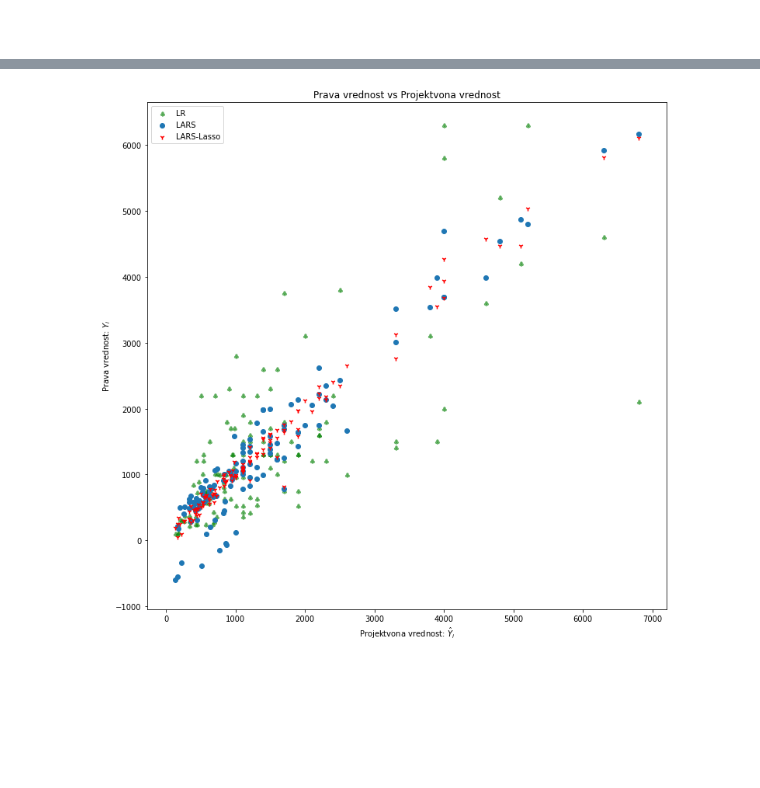
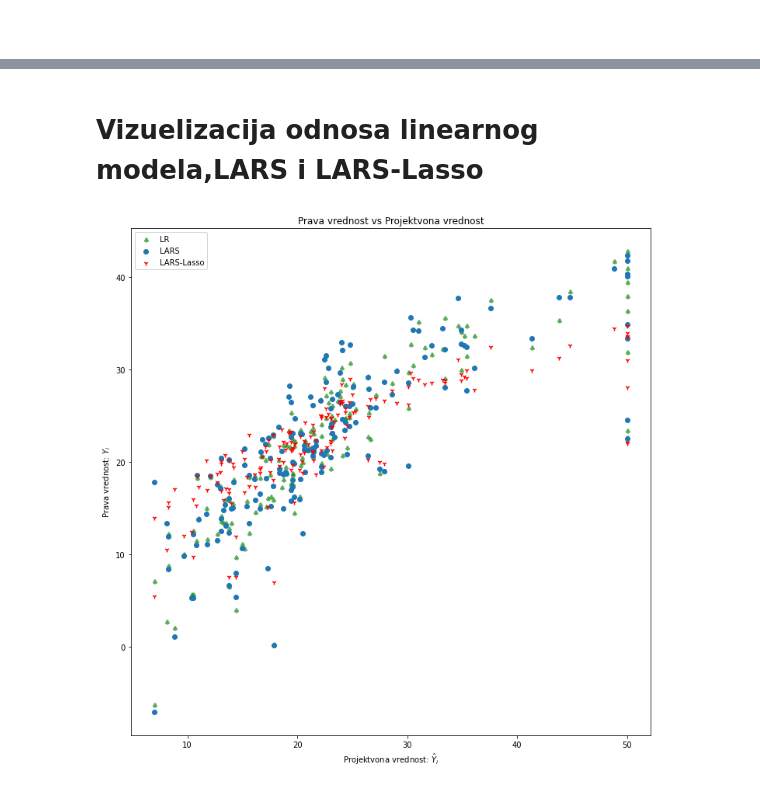
Before and after one commit to kaaiiser/Fitting-linear-regression-methodes-to-high-dimension-data-LARS-., a Jupyter notebook: 02_Model.ipynb, the cells around one changed output, grey strips where cells are left out. Cells and saved outputs as stored; diff of their text form; code cells hidden in the pictures; blank space fills up the shorter version.

```diff
--- a/02_Model.ipynb
+++ b/02_Model.ipynb
@@ -106,0 +116,4 @@ Najbolji rezultat modela Logisticke regresije sa validacijom 0.49426924630288394
+# %%
+lars = linear_model.Lars()
+lars.fit(X_train,Y_train)
+lars.coef_
@@ -106,0 +127,3 @@ Najbolji rezultat modela Logisticke regresije sa validacijom 0.49426924630288394
+# %%
+y_pred_train_lars = lars.predict(X_train)
+y_pred_test_lars  = lars.predict(X_test)
@@ -106,0 +158,4 @@ Najbolji rezultat modela Logisticke regresije sa validacijom 0.49426924630288394
+# %%
+lars_lasso = linear_model.LassoLars(alpha=.1)
+lars_lasso.fit(X_train,Y_train)
+lars_lasso.coef_
@@ -106,0 +168,3 @@ Najbolji rezultat modela Logisticke regresije sa validacijom 0.49426924630288394
+# %%
+y_pred_train_lars_lasso = lars_lasso.predict(X_train)
+y_pred_test_lars_lasso  = lars_lasso.predict(X_test)
@@ -197,12 +203,21 @@ Rezultat lars modela :  0.96385056041252
+# %% [markdown]
+# Vizuelizacija odnosa linearnog modela,LARS i LARS-Lasso
 # %%
-plt.scatter(y_test, y_pred_lr, label='LR',c="g", alpha=0.5, marker=r'$\clubsuit$')
-plt.scatter(y_test, y_pred_lars, label='LARS')
-plt.scatter(y_test, y_pred_Lasso_lars,label='LARS-Lasso', c="r", marker="1")
+#ax = plt.axes()
+#ax.set_facecolor("aqua")
+
+#img = plt.imread("stat.jpg")
+#fig, ax = plt.subplots()
+#ax.imshow(img, extent=[0, 60, -5, 30])
+
+plt.scatter(Y_test, y_pred_test, label='LR',c="g", alpha=0.5, marker=r'$\clubsuit$')
+plt.scatter(Y_test, y_pred_test_lars, label='LARS')
+plt.scatter(Y_test, y_pred_test_lars_lasso,label='LARS-Lasso', c="r", marker="1")
 plt.xlabel("Projektvona vrednost: $\hat{Y}_i$")
 plt.ylabel("Prava vrednost: $Y_i$")
 plt.title("Prava vrednost vs Projektvona vrednost")
 plt.gcf().set_size_inches((12,12))
 plt.legend(loc="best")
 plt.show()
 # %% [output]
-[figure, old version]
+[figure, new version]
```
Also changed, not shown: parts of 66 cells of this notebook.
